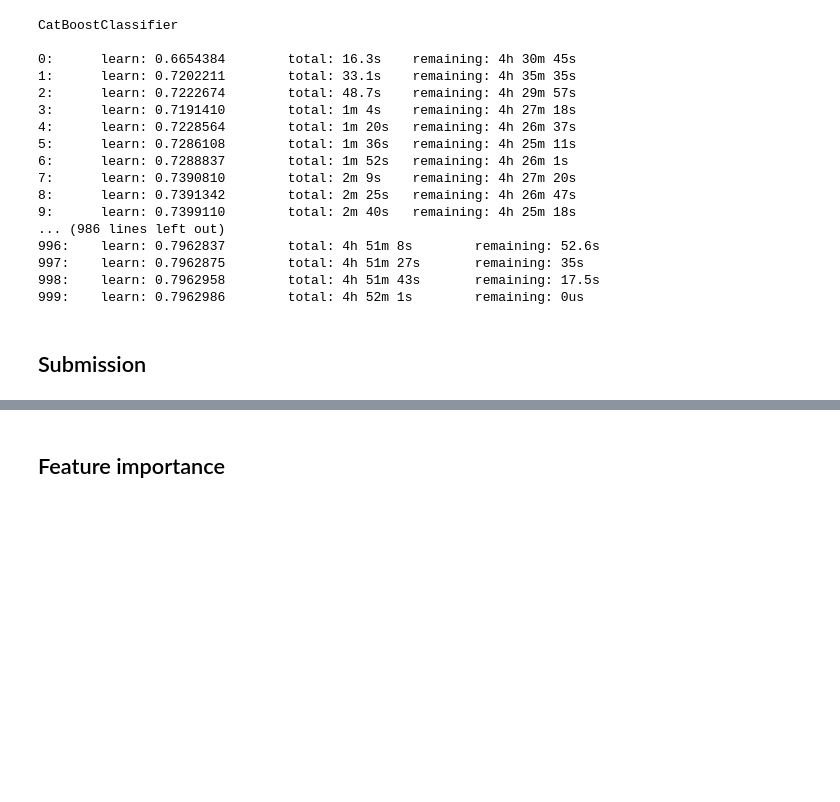
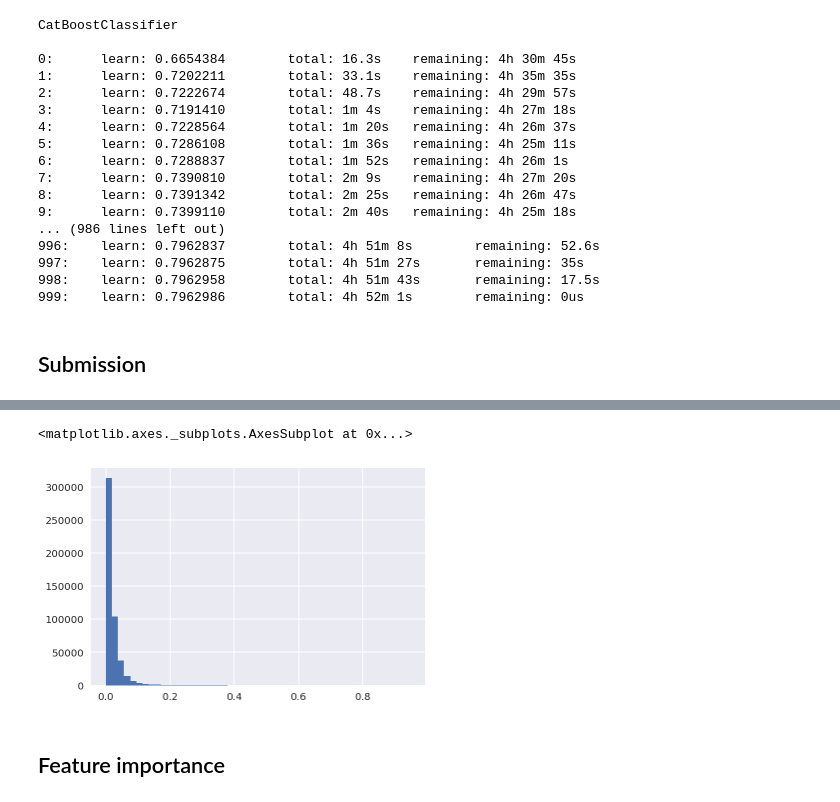
Before and after one commit to Robert-Aduviri/DSG-2018-Qualifiers, a Jupyter notebook: notebooks/robert/RA-24-catboost-test.ipynb, the cells around one changed output, grey strips where cells are left out. Cells and saved outputs as stored; diff of their text form; code cells hidden in the pictures; blank space fills up the shorter version.

```diff
--- a/notebooks/robert/RA-24-catboost-test.ipynb
+++ b/notebooks/robert/RA-24-catboost-test.ipynb
@@ -32,6 +33,6 @@ print(week_labels)
 # %%
 %%time
-weeks = pd.DataFrame()
+train = pd.DataFrame()
 for name in week_labels[:-1]:
-    weeks = pd.concat([weeks, pd.read_feather(PROCESSED/f'SVD_17-18_72f/week_{name}_SVD_diffscount.feather')])
+    train = pd.concat([train, pd.read_feather(PROCESSED/f'SVD_17-18_72f/week_{name}_SVD_diffscount.feather')])
 # %% [output]
@@ -137,16 +128,16 @@ assert list(X_train.columns) == list(X_test.columns)
 # %%
 y_test = model.predict_proba(X_test)[:,1]
 # %%
-%%time
-X_test = test.drop(id_cols + [target_col, pred_col], axis=1)
-assert list(X_train.columns) == list(X_test.columns)
-y_test, _, train_res, model = run_model(
-            CatBoostClassifier(iterations=1000, eval_metric='AUC'),
-            X_train, y_train, None, None, X_test,
-            metric_names, None,
-            params_desc='iterations=1000',
-            dataset_desc='NMF_diffcounts',
-            early_stopping_rounds=None, cat_indices=cat_indices)
+# %%time
+# X_test = test.drop(id_cols + [target_col, pred_col], axis=1)
+# assert list(X_train.columns) == list(X_test.columns)
+# y_test, _, train_res, model = run_model(
+#             CatBoostClassifier(iterations=1000, eval_metric='AUC'),
+#             X_train, y_train, None, None, X_test,
+#             metric_names, None,
+#             params_desc='iterations=1000',
+#             dataset_desc='NMF_diffcounts',
+#             early_stopping_rounds=None, cat_indices=cat_indices)
 # %% [output]
 CatBoostClassifier
 
@@ -180 +188,6 @@ submission.head()
+# %%
+submission[target_col].hist(bins=50)
+# %% [output]
+<matplotlib.axes._subplots.AxesSubplot at 0x...>
+[figure, added]
 # %%
```
Also changed, not shown: parts of 21 cells of this notebook, 1 other file.
